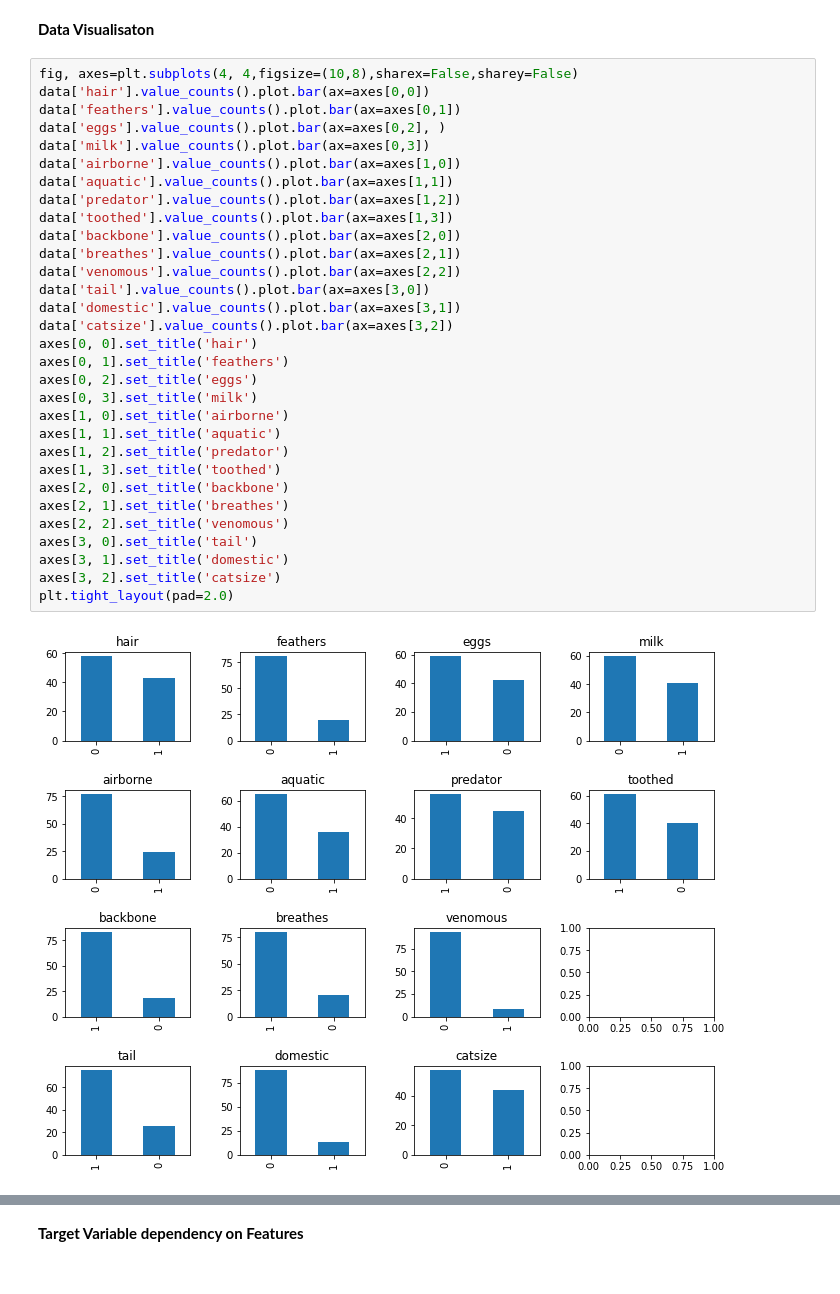
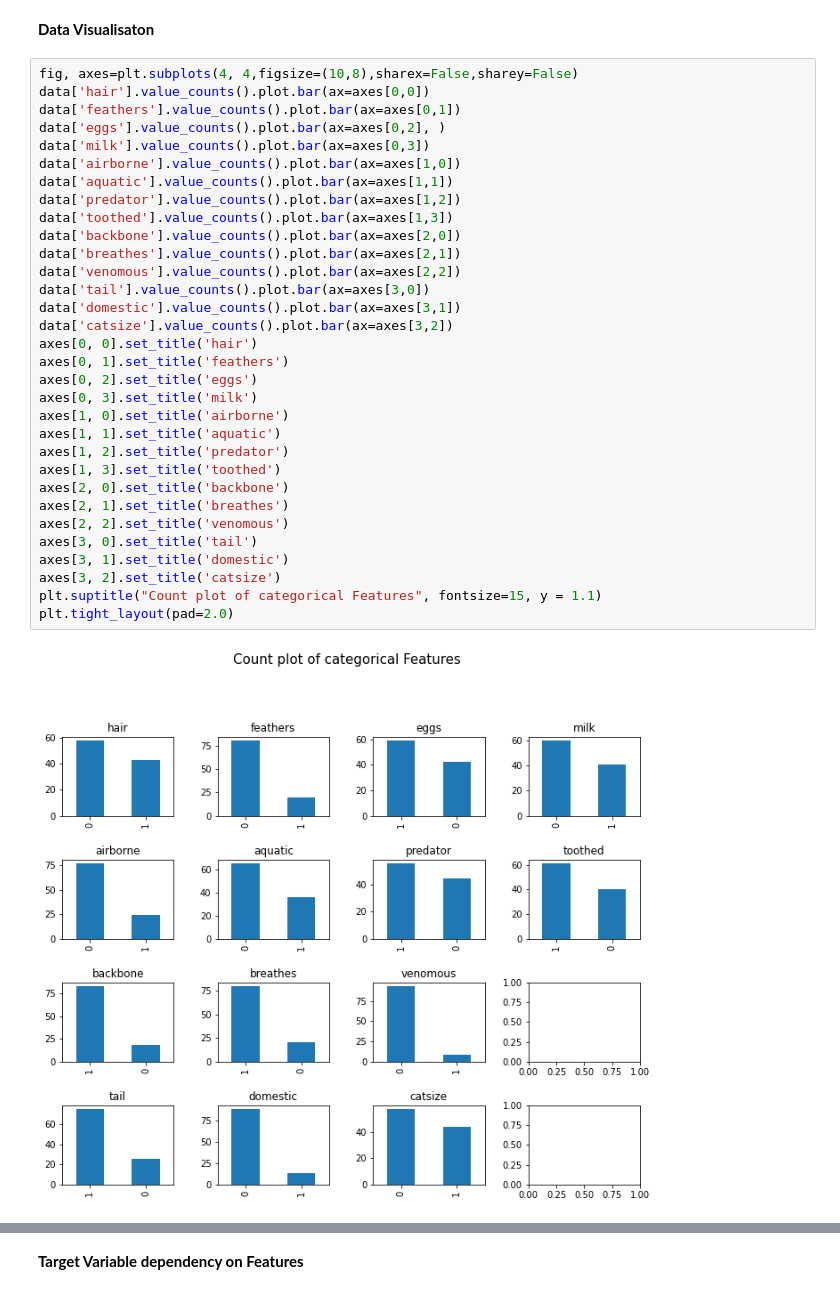
Before and after one commit to manasik29/KNearestNeighbors, a Jupyter notebook: KNearestNeighbor_Zoo.ipynb, the cells around one changed output, grey strips where cells are left out. Drawn from its saved outputs; the diff is of its cells as text.

```diff
--- a/KNearestNeighbor_Zoo.ipynb
+++ b/KNearestNeighbor_Zoo.ipynb
@@ -149,34 +149,35 @@ fig, axes=plt.subplots(4, 4,figsize=(10,8),sharex=False,sharey=False)
 data['hair'].value_counts().plot.bar(ax=axes[0,0])
 data['feathers'].value_counts().plot.bar(ax=axes[0,1])
 data['eggs'].value_counts().plot.bar(ax=axes[0,2], )
 data['milk'].value_counts().plot.bar(ax=axes[0,3])
 data['airborne'].value_counts().plot.bar(ax=axes[1,0])
 data['aquatic'].value_counts().plot.bar(ax=axes[1,1])
 data['predator'].value_counts().plot.bar(ax=axes[1,2])
 data['toothed'].value_counts().plot.bar(ax=axes[1,3])
 data['backbone'].value_counts().plot.bar(ax=axes[2,0])
 data['breathes'].value_counts().plot.bar(ax=axes[2,1])
 data['venomous'].value_counts().plot.bar(ax=axes[2,2])
 data['tail'].value_counts().plot.bar(ax=axes[3,0])
 data['domestic'].value_counts().plot.bar(ax=axes[3,1])
 data['catsize'].value_counts().plot.bar(ax=axes[3,2])
 axes[0, 0].set_title('hair')
 axes[0, 1].set_title('feathers')
 axes[0, 2].set_title('eggs')
 axes[0, 3].set_title('milk')
 axes[1, 0].set_title('airborne')
 axes[1, 1].set_title('aquatic')
 axes[1, 2].set_title('predator')
 axes[1, 3].set_title('toothed')
 axes[2, 0].set_title('backbone')
 axes[2, 1].set_title('breathes')
 axes[2, 2].set_title('venomous')
 axes[3, 0].set_title('tail')
 axes[3, 1].set_title('domestic')
 axes[3, 2].set_title('catsize')
+plt.suptitle("Count plot of categorical Features", fontsize=15, y = 1.1)
 plt.tight_layout(pad=2.0)
 # %% [output]
-[figure, old version]
+[figure, new version]
 # %%
 plt.pie(data.type.value_counts(), labels = data.type.unique(), explode= (0.2,0,0,0,0,0,0), shadow=True)
 plt.legend(data.type.unique(), bbox_to_anchor=(0,0,1,1.5))
```
Also changed, not shown: parts of 8 cells of this notebook.
